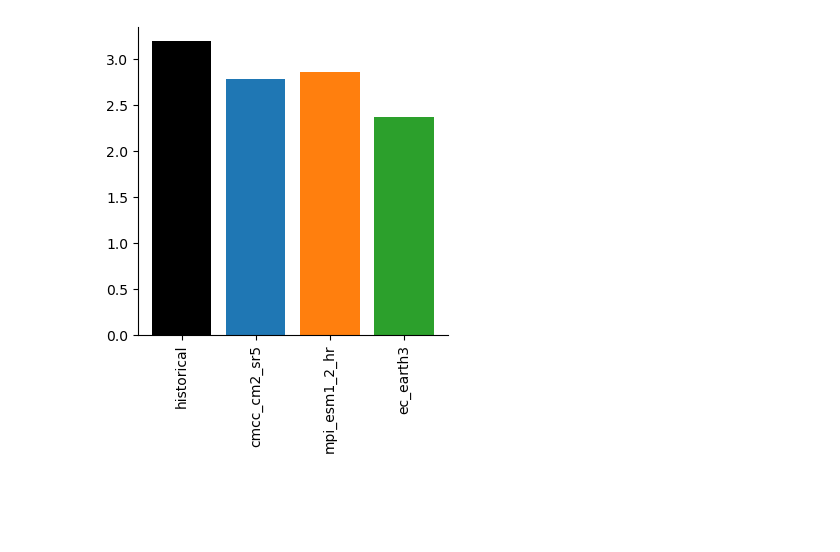
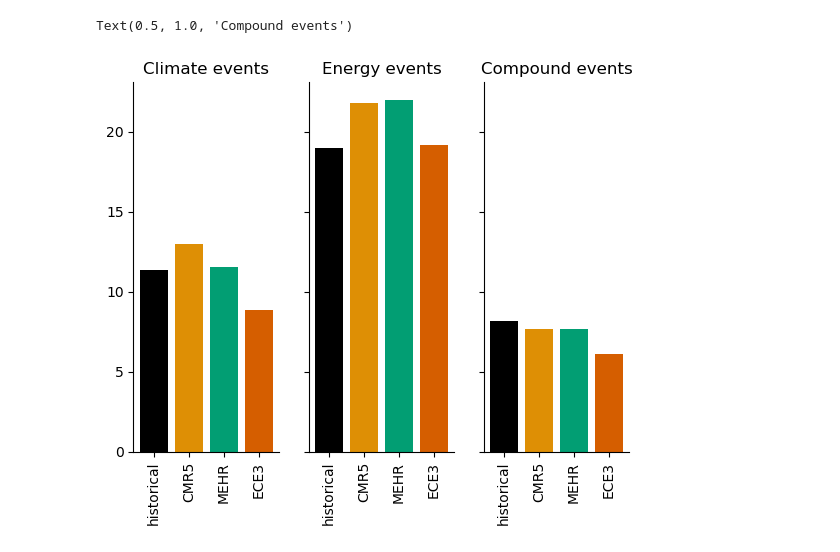
Before and after one commit to ECMWFCode4Earth/weave, a Jupyter notebook: Uninteractive.ipynb, the cells around one changed output. Saved outputs shown, nothing was run; the diff lists cells and outputs as text; code cells hidden in the pictures; blank space fills up the shorter version.

Commit message:
Implement feedback from mentors on plots

```diff
--- a/Uninteractive.ipynb
+++ b/Uninteractive.ipynb
@@ -38,27 +50,36 @@ for a in ["historical", "cmcc_cm2_sr5", "mpi_esm1_2_hr", "ec_earth3"]:
     energy_daily[a] = energy[a].groupby(energy[a].index.floor('d')).mean()
 # %%
 # Identify problematic events
-pb_days = {}
-for a in ["historical", "cmcc_cm2_sr5", "mpi_esm1_2_hr", "ec_earth3"]:
-    pb_days[a] = identify_problematic_events(climate_daily[a], energy_daily[a],
-                                             climate_variable_comparison, climate_variable_threshold,
-                                energy_variable_comparison, energy_variable_threshold)
+climate_days, energy_days, compound_days = {}, {}, {}
+for a in names:
+    climate_days[a] = identify_events(climate_daily[a], climate_variable_comparison, climate_variable_threshold)
+    energy_days[a] = identify_events(energy_daily[a], energy_variable_comparison, energy_variable_threshold)
+    compound_days[a] = climate_days[a] & energy_days[a]
 # %%
 # Identify events
-events = {}
-for a in ["historical", "cmcc_cm2_sr5", "mpi_esm1_2_hr", "ec_earth3"]:
-    events[a] = find_events(pb_days[a])
+climate_events, energy_events, compound_events = {}, {}, {}
+for a in names:
+    climate_events[a] = find_events(climate_days[a])
+    energy_events[a] = find_events(energy_days[a])
+    compound_events[a] = find_events(compound_days[a])
 # %%
 # period length
 period_len = {}
-for a in ["historical", "cmcc_cm2_sr5", "mpi_esm1_2_hr", "ec_earth3"]:
+for a in names:
     period_len[a] = len(np.unique(climate[a].index.year))
+
+# period min/max
+period_min_max = {}
+for a in names:
+    period_min_max[a] = (climate[a].index.year.min(), climate[a].index.year.max())
 # %%
 # Plot
-palette = {"historical":"k"}
+palette = {"historical":"k", **{a: sns.color_palette("colorblind")[i] for i, a in enumerate(names) if a != "historical"}}
 ## Plot individual events
-fig, axs = plt.subplots(len(pb_days), figsize = [15,4])
-for i, a in enumerate(pb_days):
-    event_stripplot(pb_days[a], axs[i], a, 'k')
+fig, axs = plt.subplots(len(climate_days), figsize = [15,4])
+for i, a in enumerate(climate_days):
+    event_stripplot(climate_days[a], axs[i], a, 'green', fill_between_kws = dict(alpha = 0.25))
+    event_stripplot(energy_days[a], axs[i], a, 'red', fill_between_kws = dict(alpha = 0.25))
+    event_stripplot(compound_days[a], axs[i], a, 'k')
 fig.tight_layout()
 # %% [output]
@@ -66,7 +99,12 @@ fig.tight_layout()
 # %%
-fig = plt.figure(figsize = (4,4))
-ax_nb_events = fig.add_subplot(111)
-nb_events_barplot(events, period_len, ax_nb_events, palette)
+fig, axs = plt.subplots(1, 3, sharey = True)
+nb_events_barplot(climate_events, period_len, axs[0], palette)
+axs[0].set_title("Climate events")
+nb_events_barplot(energy_events, period_len, axs[1], palette)
+axs[1].set_title("Energy events")
+nb_events_barplot(compound_events, period_len, axs[2], palette)
+axs[2].set_title("Compound events")
 # %% [output]
+Text(0.5, 1.0, 'Compound events')
-[figure, old version]
+[figure, new version]
 # %%
```
Also changed, not shown: parts of 10 cells of this notebook, 5 other files.
